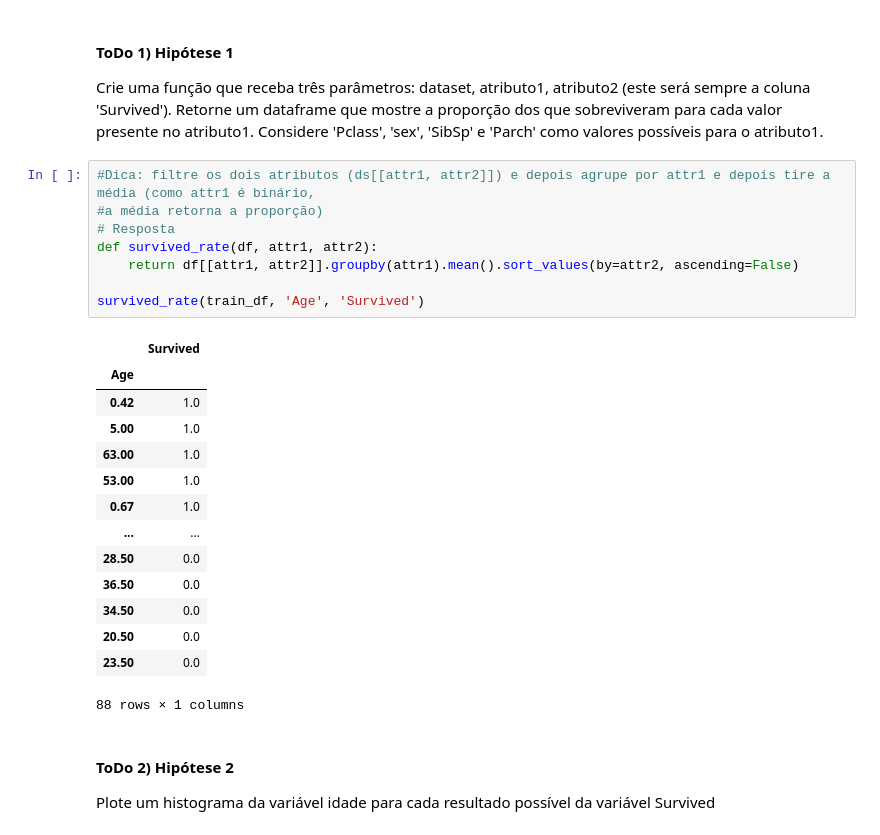
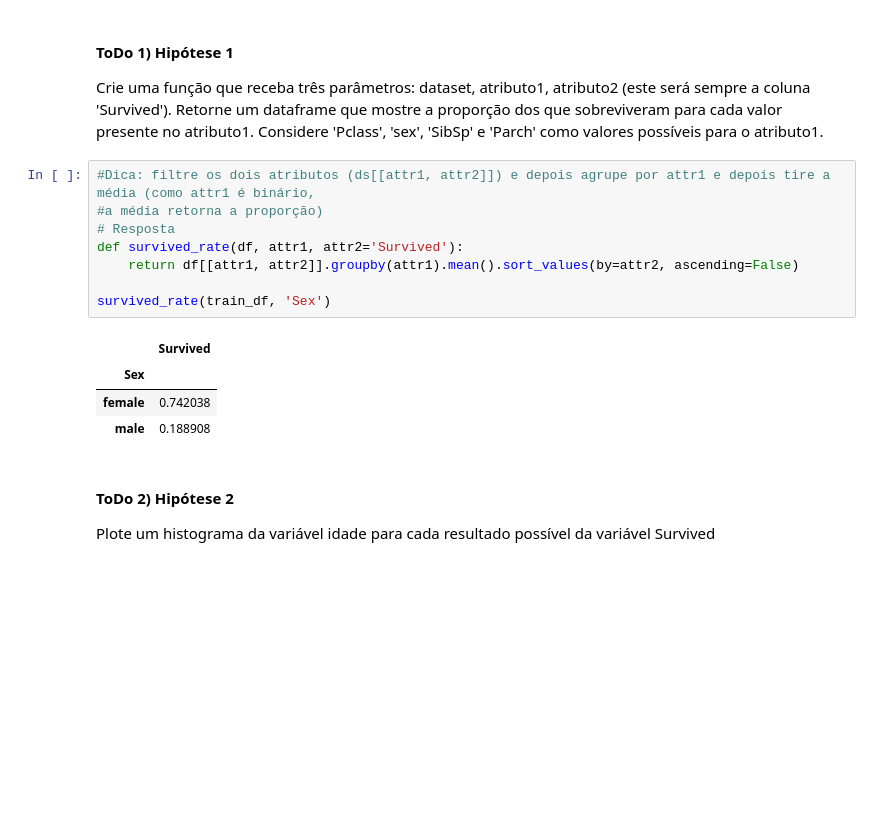
Before and after one commit to vinimarcili/IA-PY-INTRO, a Jupyter notebook: Aula_9.ipynb, the cells around one changed output. Drawn from its saved outputs; the diff is of its cells as text; blank space fills up the shorter version.

```diff
--- a/Aula_9.ipynb
+++ b/Aula_9.ipynb
@@ -116,26 +116,16 @@ Crie uma função que receba três parâmetros: dataset, atributo1, atributo2 (e
 # %%
 #Dica: filtre os dois atributos (ds[[attr1, attr2]]) e depois agrupe por attr1 e depois tire a média (como attr1 é binário,
 #a média retorna a proporção)
 # Resposta
-def survived_rate(df, attr1, attr2):
+def survived_rate(df, attr1, attr2='Survived'):
     return df[[attr1, attr2]].groupby(attr1).mean().sort_values(by=attr2, ascending=False)
 
-survived_rate(train_df, 'Age', 'Survived')
+survived_rate(train_df, 'Sex')
 # %% [output]
 |  | Survived |
-| Age |  |
-| 0.42 | 1.0 |
-| 5.00 | 1.0 |
-| 63.00 | 1.0 |
-| 53.00 | 1.0 |
-| 0.67 | 1.0 |
-| ... | ... |
-| 28.50 | 0.0 |
-| 36.50 | 0.0 |
-| 34.50 | 0.0 |
-| 20.50 | 0.0 |
-| 23.50 | 0.0 |
+| Sex |  |
+| female | 0.742038 |
+| male | 0.188908 |
-88 rows × 1 columns
 # %% [markdown]
 #### ToDo 2) Hipótese 2
 
```
Also changed, not shown: parts of 9 cells of this notebook.
